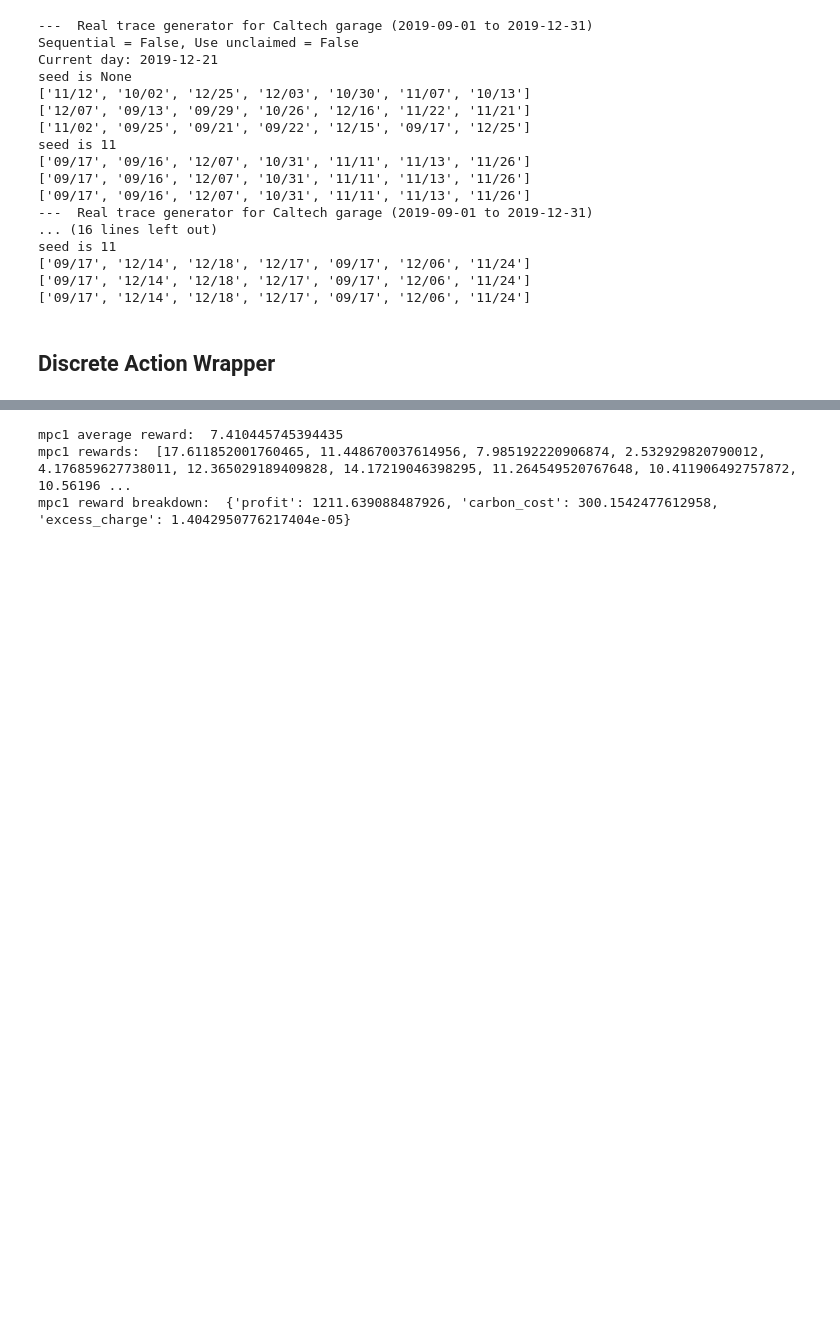
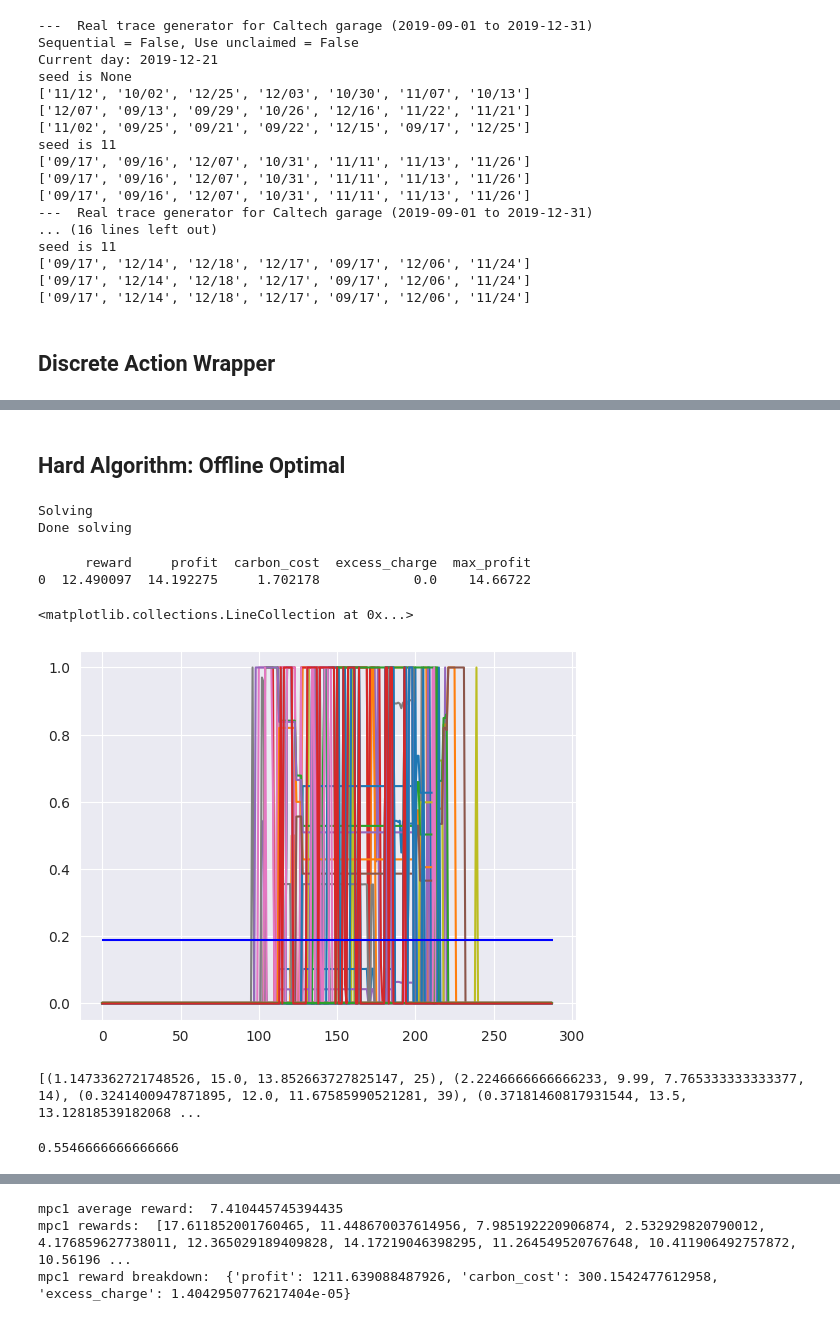
Before and after one commit to chrisyeh96/sustaingym, a Jupyter notebook: notebooks_and_scripts/env_validation.ipynb, the cells around one changed output, grey strips where cells are left out. Drawn from its saved outputs; the diff is of its cells as text; code cells hidden in the pictures; blank space fills up the shorter version.

Commit message:
plot utils

```diff
--- a/notebooks_and_scripts/env_validation.ipynb
+++ b/notebooks_and_scripts/env_validation.ipynb
@@ -311,0 +336,13 @@ greedy, continuous
+# %% [markdown]
+## Hard Algorithm: Offline Optimal
+# %%
+env_continuous = EVChargingEnv(RealTraceGenerator('caltech', test_ranges[2]))
+oo = OfflineOptimal(env_continuous)
+
+reward_breakdown = oo.run(seeds=[2])
+print(reward_breakdown)
+# %% [output]
+Solving
+Done solving
+      reward     profit  carbon_cost  excess_charge  max_profit
+0  12.490097  14.192275     1.702178            0.0    14.66722
@@ -311,0 +352,15 @@ greedy, continuous
+# %%
+for i in range(54):
+    plt.plot(oo.traj.value[i])
+plt.hlines(y=6/32, xmin=0, xmax=288, color='b')
+# %% [output]
+<matplotlib.collections.LineCollection at 0x...>
+[figure, added]
+# %%
+print([(ev.remaining_demand, ev.requested_energy, ev.energy_delivered, ev.departure - ev.arrival) for ev in env_continuous.evs])
+# %% [output]
+[(1.1473362721748526, 15.0, 13.852663727825147, 25), (2.2246666666666233, 9.99, 7.765333333333377, 14), (0.3241400947871895, 12.0, 11.67585990521281, 39), (0.37181460817931544, 13.5, 13.12818539182068 ...
+# %%
+env_continuous.A_PERS_TO_KWH * 32# * env_continuous.ACTION_SCALE_FACTOR
+# %% [output]
+0.5546666666666666
```
Also changed, not shown: parts of 9 cells of this notebook, 26 other files.
